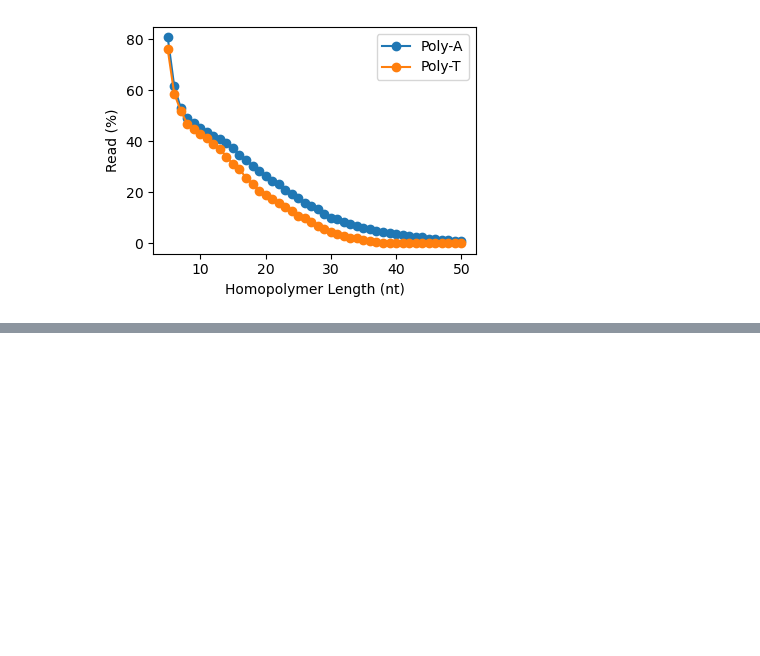
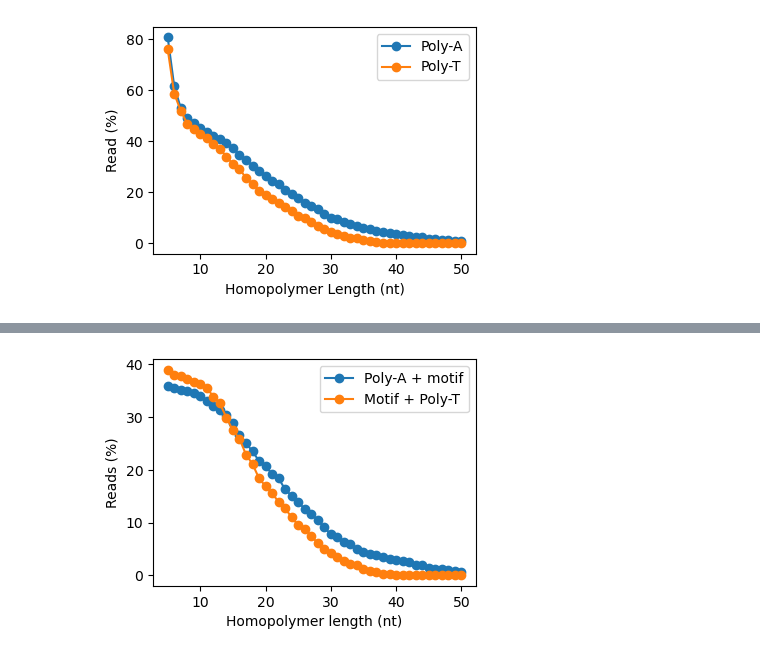
Before and after one commit to ih-11/hmm-3end, a Jupyter notebook: notebooks/qcfastq.ipynb, the cells around one changed output, grey strips where cells are left out. Drawn from its saved outputs; the diff is of its cells as text; code cells hidden in the pictures; blank space fills up the shorter version.

```diff
--- a/notebooks/qcfastq.ipynb
+++ b/notebooks/qcfastq.ipynb
@@ -417,0 +473,25 @@ plt.show()
+# %%
+plt.figure(figsize=(4, 3))
+
+plt.plot(
+    motif_df["run_length"],
+    motif_df["A_motif_percent"],
+    marker="o",
+    label="Poly-A + motif",
+)
+
+plt.plot(
+    motif_df["run_length"],
+    motif_df["T_motif_percent"],
+    marker="o",
+    label="Motif + Poly-T",
+)
+
+plt.xlabel("Homopolymer length (nt)")
+plt.ylabel("Reads (%)")
+plt.legend()
+
+plt.tight_layout()
+plt.show()
+# %% [output]
+[figure, added]
```
Also changed, not shown: parts of 1 cell of this notebook.
